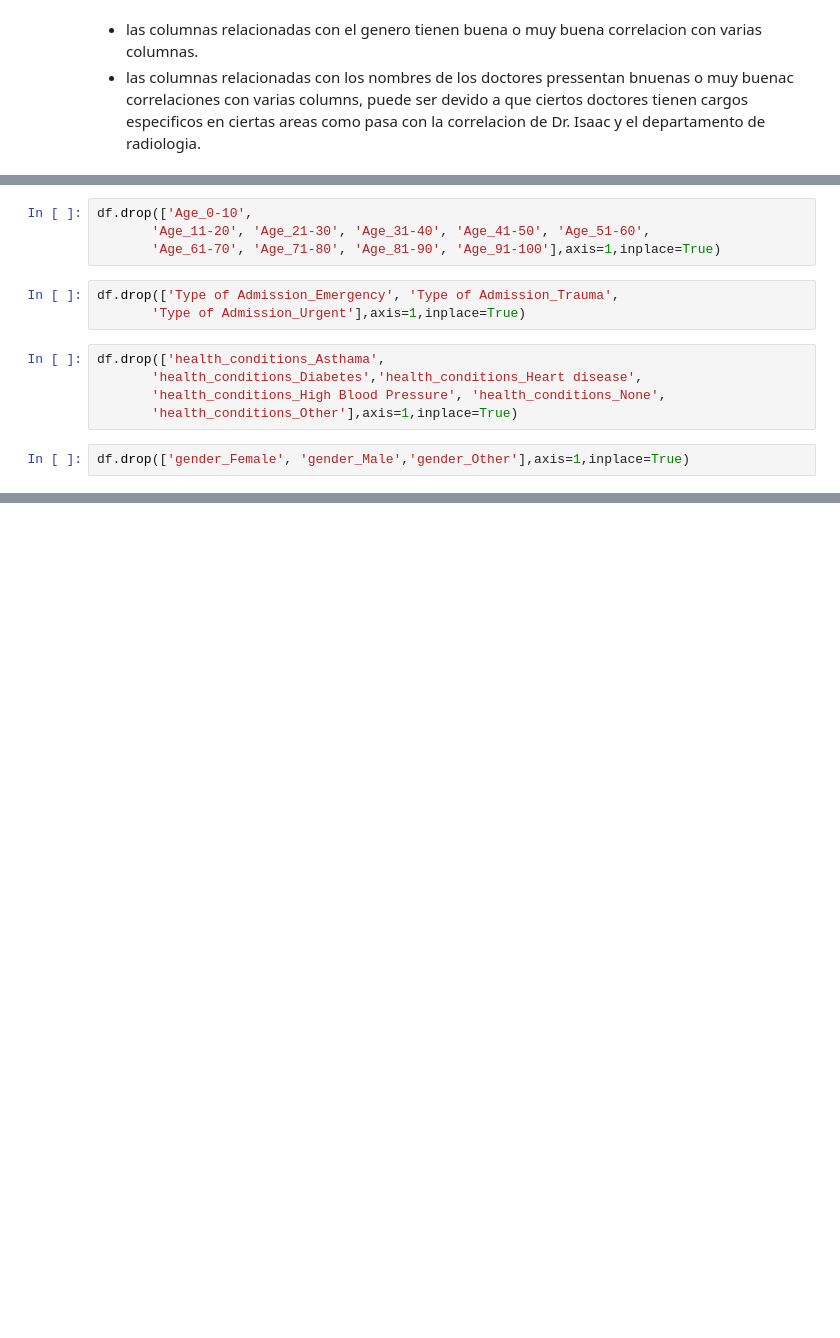
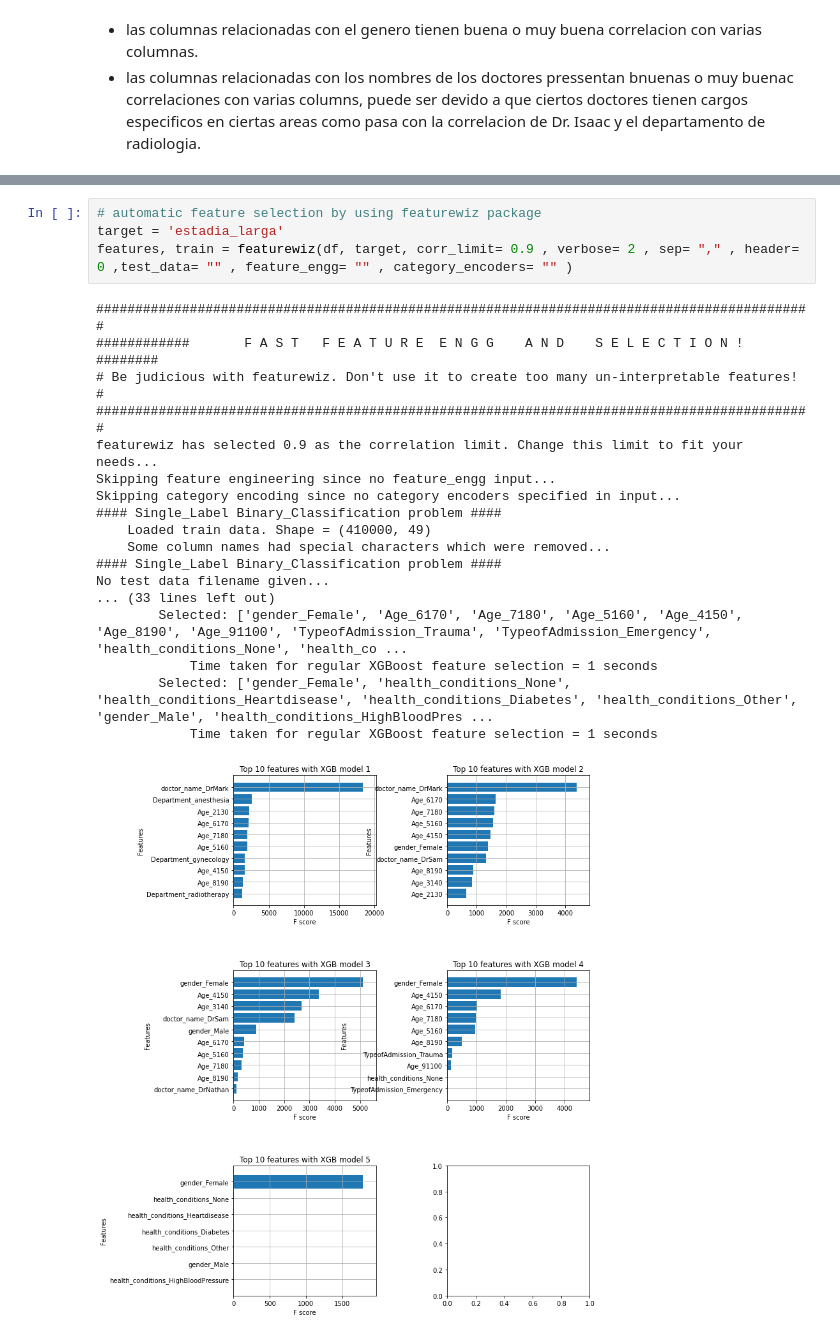
Before and after one commit to Heizhem/Datathon, a Jupyter notebook: feature_ingeneering.ipynb, the cells around one changed output, grey strips where cells are left out. Cells and saved outputs as stored; diff of their text form; blank space fills up the shorter version.

```diff
--- a/feature_ingeneering.ipynb
+++ b/feature_ingeneering.ipynb
@@ -73,14 +43,0 @@ df.drop(['Available Extra Rooms in Hospital', 'staff_available',
-# %%
-df.drop(['Age_0-10',
-       'Age_11-20', 'Age_21-30', 'Age_31-40', 'Age_41-50', 'Age_51-60',
-       'Age_61-70', 'Age_71-80', 'Age_81-90', 'Age_91-100'],axis=1,inplace=True)
-# %%
-df.drop(['Type of Admission_Emergency', 'Type of Admission_Trauma',
-       'Type of Admission_Urgent'],axis=1,inplace=True)
-# %%
-df.drop(['health_conditions_Asthama',
-       'health_conditions_Diabetes','health_conditions_Heart disease',
-       'health_conditions_High Blood Pressure', 'health_conditions_None',
-       'health_conditions_Other'],axis=1,inplace=True)
-# %%
-df.drop(['gender_Female', 'gender_Male','gender_Other'],axis=1,inplace=True)
@@ -127,0 +90,23 @@ plt.show()
+# %%
+# automatic feature selection by using featurewiz package
+target = 'estadia_larga'
+features, train = featurewiz(df, target, corr_limit= 0.9 , verbose= 2 , sep= "," , header= 0 ,test_data= "" , feature_engg= "" , category_encoders= "" )
+# %% [output]
+############################################################################################
+############       F A S T   F E A T U R E  E N G G    A N D    S E L E C T I O N ! ########
+# Be judicious with featurewiz. Don't use it to create too many un-interpretable features! #
+############################################################################################
+featurewiz has selected 0.9 as the correlation limit. Change this limit to fit your needs...
+Skipping feature engineering since no feature_engg input...
+Skipping category encoding since no category encoders specified in input...
+#### Single_Label Binary_Classification problem ####
+    Loaded train data. Shape = (410000, 49)
+    Some column names had special characters which were removed...
+#### Single_Label Binary_Classification problem ####
+No test data filename given...
+... (33 lines left out)
+        Selected: ['gender_Female', 'Age_6170', 'Age_7180', 'Age_5160', 'Age_4150', 'Age_8190', 'Age_91100', 'TypeofAdmission_Trauma', 'TypeofAdmission_Emergency', 'health_conditions_None', 'health_co ...
+            Time taken for regular XGBoost feature selection = 1 seconds
+        Selected: ['gender_Female', 'health_conditions_None', 'health_conditions_Heartdisease', 'health_conditions_Diabetes', 'health_conditions_Other', 'gender_Male', 'health_conditions_HighBloodPres ...
+            Time taken for regular XGBoost feature selection = 1 seconds
+[figure, added]
```
Also changed, not shown: parts of 38 cells of this notebook, 9 other files.
